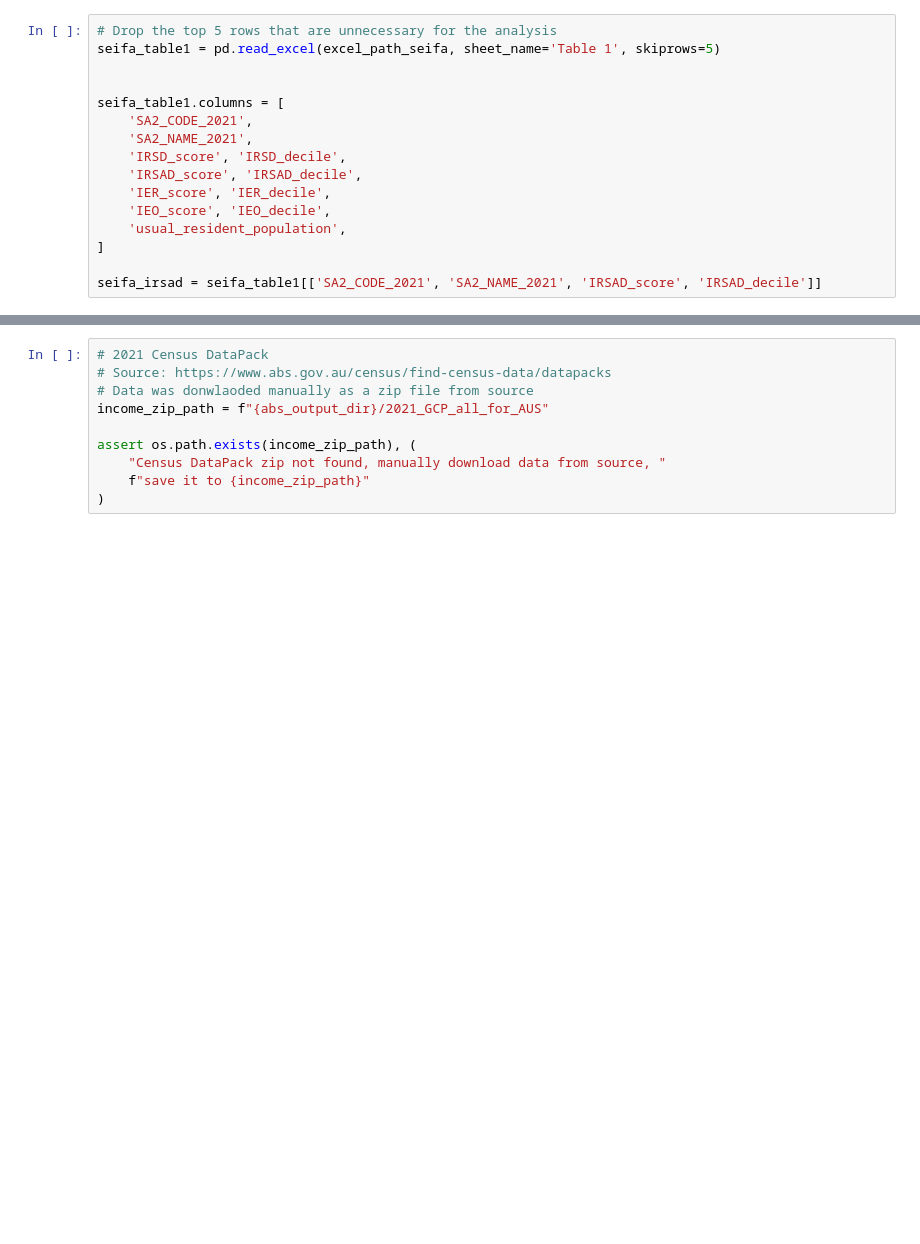
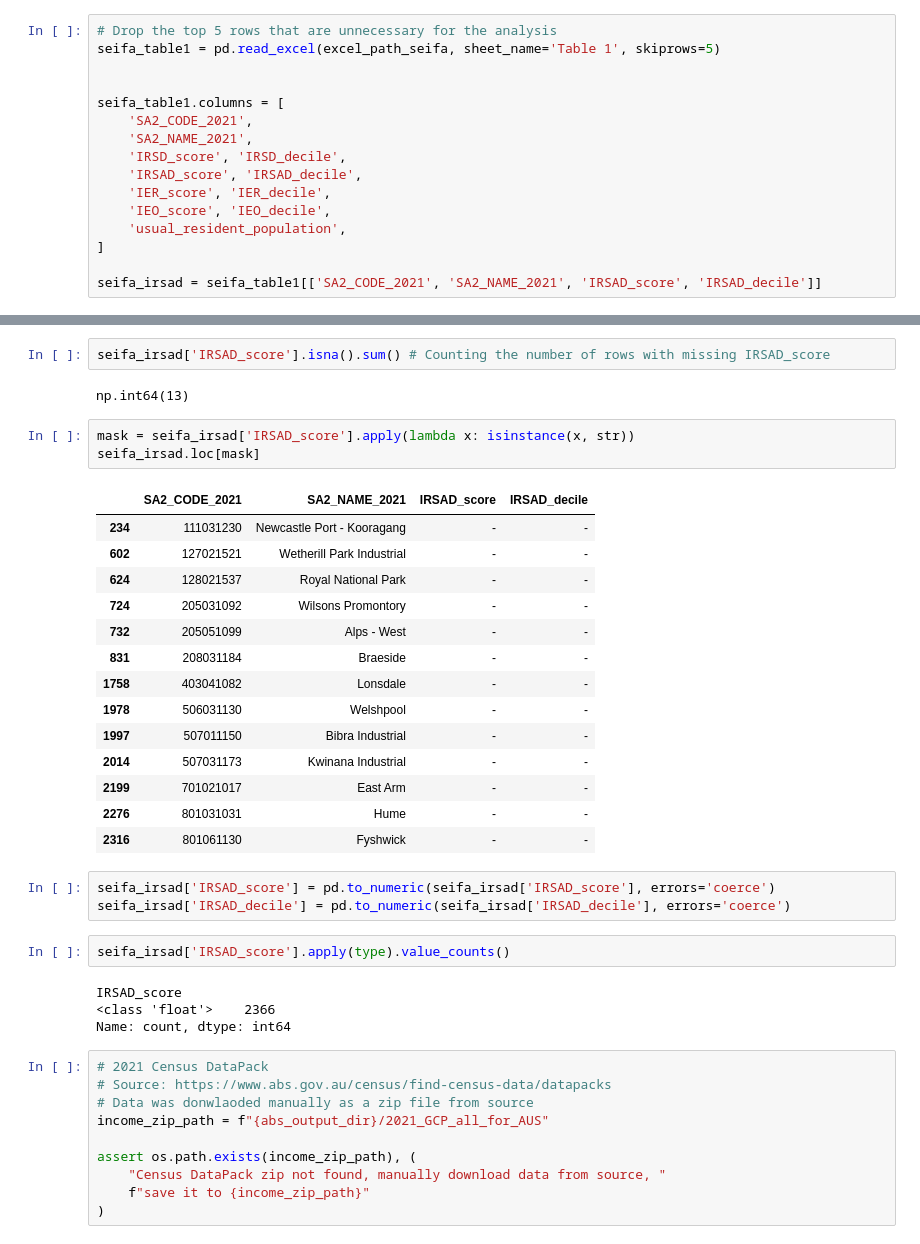
Before and after one commit to bambasp1s/MAST30034_Project_2, a Jupyter notebook: notebooks/external data code/read_external_data-2.ipynb, the cells around one changed output, grey strips where cells are left out. Cells and saved outputs as stored; diff of their text form; blank space fills up the shorter version.

```diff
--- a/notebooks/external data code/read_external_data-2.ipynb
+++ b/notebooks/external data code/read_external_data-2.ipynb
@@ -175,3 +194,34 @@ seifa_irsad.head()
+# %%
+seifa_irsad['IRSAD_score'].isna().sum() # Counting the number of rows with missing IRSAD_score
+# %% [output]
+np.int64(13)
+# %%
+mask = seifa_irsad['IRSAD_score'].apply(lambda x: isinstance(x, str))
+seifa_irsad.loc[mask]
+# %% [output]
+|  | SA2_CODE_2021 | SA2_NAME_2021 | IRSAD_score | IRSAD_decile |
+| 234 | 111031230 | Newcastle Port - Kooragang | - | - |
+| 602 | 127021521 | Wetherill Park Industrial | - | - |
+| 624 | 128021537 | Royal National Park | - | - |
+| 724 | 205031092 | Wilsons Promontory | - | - |
+| 732 | 205051099 | Alps - West | - | - |
+| 831 | 208031184 | Braeside | - | - |
+| 1758 | 403041082 | Lonsdale | - | - |
+| 1978 | 506031130 | Welshpool | - | - |
+| 1997 | 507011150 | Bibra Industrial | - | - |
+| 2014 | 507031173 | Kwinana Industrial | - | - |
+| 2199 | 701021017 | East Arm | - | - |
+| 2276 | 801031031 | Hume | - | - |
+| 2316 | 801061130 | Fyshwick | - | - |
+# %%
+seifa_irsad['IRSAD_score'] = pd.to_numeric(seifa_irsad['IRSAD_score'], errors='coerce')
+seifa_irsad['IRSAD_decile'] = pd.to_numeric(seifa_irsad['IRSAD_decile'], errors='coerce')
+# %%
+seifa_irsad['IRSAD_score'].apply(type).value_counts()
+# %% [output]
+IRSAD_score
+<class 'float'>    2366
+Name: count, dtype: int64
 # %%
 # 2021 Census DataPack
 # Source: https://www.abs.gov.au/census/find-census-data/datapacks
```
Also changed, not shown: parts of 10 cells of this notebook, 6 other files.
